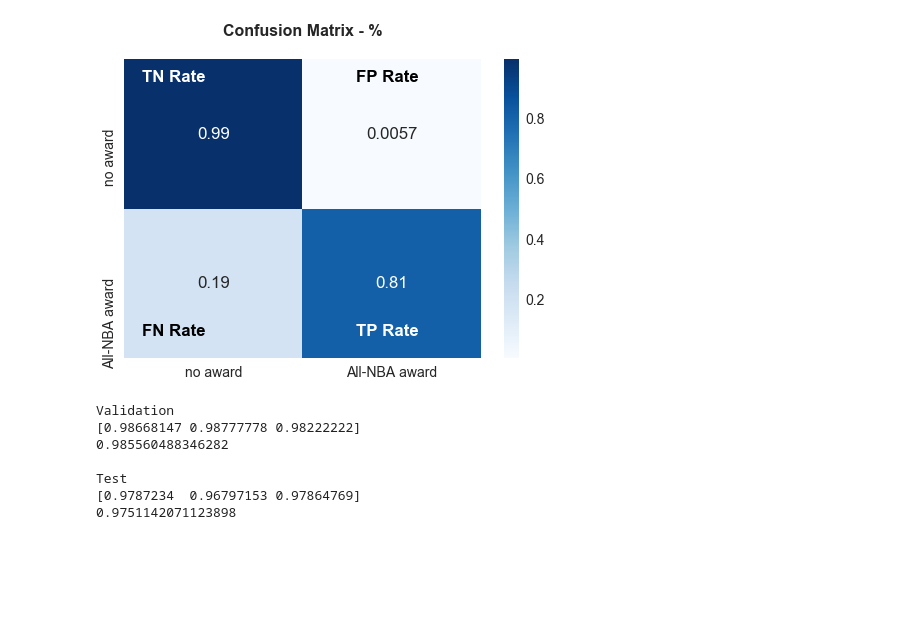
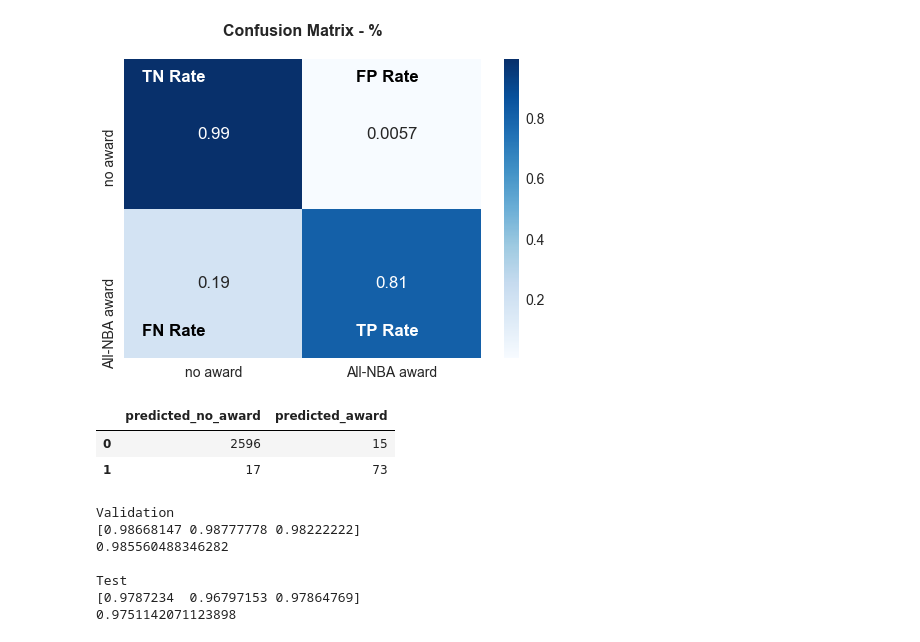
Before and after one commit to jquella/DSI_capstone, a Jupyter notebook: model_v2.ipynb, the cells around one changed output. Cells and saved outputs as stored; diff of their text form; code cells hidden in the pictures; blank space fills up the shorter version.

```diff
--- a/model_v2.ipynb
+++ b/model_v2.ipynb
@@ -803,6 +803,12 @@ print('Total Accuracy: ' + "{:.2%}".format(cross_val_score(pipeline, X_test, y_t
 # %% [output]
 Total Accuracy: 98.56%
 [figure]
+# %%
+conf
+# %% [output]
+|  | predicted_no_award | predicted_award |
+| 0 | 2596 | 15 |
+| 1 | 17 | 73 |
 # %%
 print('Validation')
 print(cross_val_score(pipeline, X_test, y_test))
```
Also changed, not shown: 1 other file.
